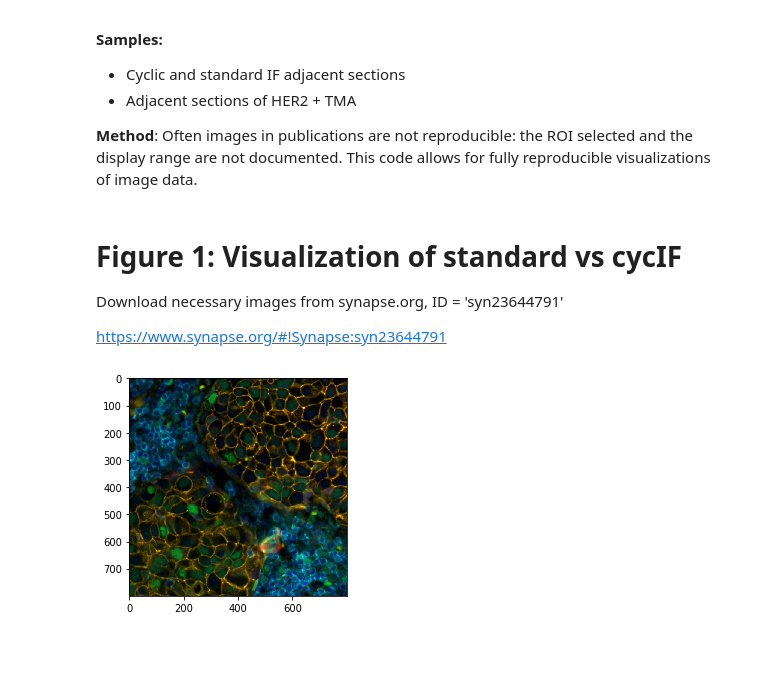
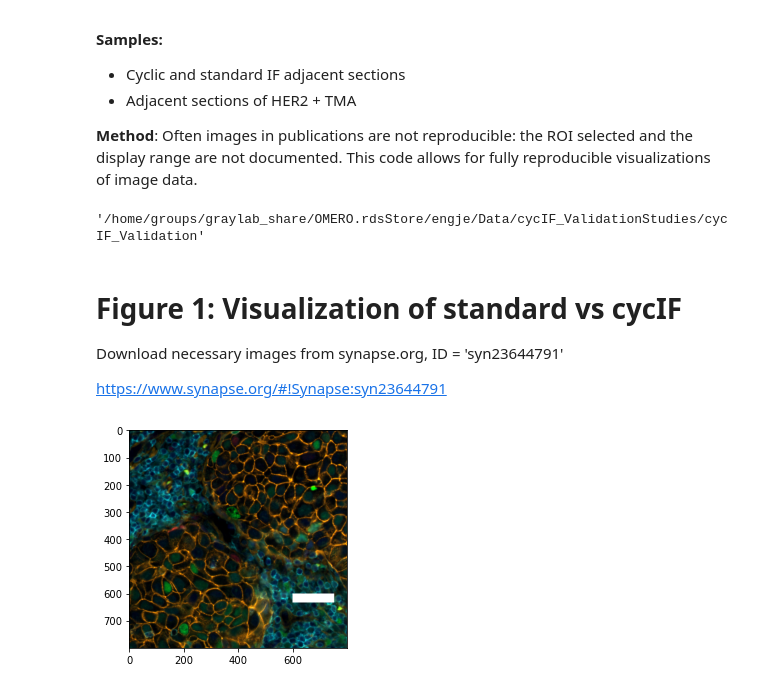
Before and after one commit to engjen/cycIF_Validation, a Jupyter notebook: Figure1-3_Image_Visualization.ipynb, the cells around one changed output. Saved outputs shown, nothing was run; the diff lists cells and outputs as text; code cells hidden in the pictures; blank space fills up the shorter version.

```diff
--- a/Figure1-3_Image_Visualization.ipynb
+++ b/Figure1-3_Image_Visualization.ipynb
@@ -26,3 +24,7 @@ from mplex_image import preprocess, process, analyze, mpimage, cmif
+# %%
+pwd
+# %% [output]
+'/home/groups/graylab_share/OMERO.rdsStore/engje/Data/cycIF_ValidationStudies/cycIF_Validation'
 # %%
 #important paths
 #os.chdir('/home/groups/graylab_share/OMERO.rdsStore/engje/Data/cycIF_ValidationStudies/cycIF_Validation')
@@ -65,7 +72,8 @@ df_img['singlerounds'] = [item.split('_')[1] for item in df_img.condition]
 df_img['scene'] = df_img.slide
 
 for idx,(s_sample, s_path) in enumerate(d_process.items()):
-    preprocess.cmif_mkdir([f'{figdir}/{s_sample}'])
+    if not os.path.exists(f'{figdir}/{s_sample}'):
+        os.mkdir(f'{figdir}/{s_sample}')
     os.chdir(s_path)
     df_dapi = mpimage.parse_org()
     df_dapi = df_dapi[df_dapi.color=='c1']
@@ -82,31 +90,36 @@ for idx,(s_sample, s_path) in enumerate(d_process.items()):
         if s_tissue == 'tumor':
             es_dim = {'nada'}
             es_bright={'pH3','CK14','CK5'}
         else:
             es_dim = {'nada'}
             es_bright={'Ki67','pH3'}
         df_tissue = df_img[(df_img.experimenttype==s_tissue) & (df_img.rounds!='R6')]
         for s_type in ['single','cyclic']:
             df_type = df_tissue[df_tissue.experiment==s_type]
             for s_round in ['R2','R3','R4','R5']:
                 if s_type == 'single':
                     df_round = df_type[df_type.singlerounds==s_round]
                 else:
                     df_round = df_type[df_type.rounds==s_round]
                 s_slide = df_round.slide[0]
                 df_dapi_round = df_dapi[(df_dapi.scene==s_slide) & (df_dapi.rounds=='R5') & (df_dapi.color=='c1')]
                 if df_type.scene[0] == '44294-116':
                         df_dapi_round = df_dapi[(df_dapi.scene==s_slide) & (df_dapi.rounds=='R4') & (df_dapi.color=='c1')]
                 else:
                         df_dapi_round = df_dapi[(df_dapi.scene==s_slide) & (df_dapi.rounds==s_round) & (df_dapi.color=='c1')]
 
                 high_thresh=0.999
                 d_overlay_round = {s_round:d_overlay[s_round]}
                 d_result = mpimage.multicolor_png(df_round,df_dapi,s_scene=df_round.scene[0],d_overlay=d_overlay_round,d_crop=d_crop,es_dim=es_dim,es_bright=es_bright,low_thresh=1000,high_thresh=high_thresh)
                 for key, tu_result in d_result.items():
                     skimage.io.imsave(f'{figdir}/{s_sample}/ColorArray_{df_round.scene[0]}_{key}_{".".join(tu_result[0])}.png',tu_result[1])
+                    tu_result[1][600:633,600:753] = [255,255,255]
+                    im_scale = tu_result[1]
+                    skimage.io.imsave(f'{figdir}/{s_sample}/ColorArray_{df_round.scene[0]}_{key}_{".".join(tu_result[0])}_scalebar.png',im_scale)
                     if key == 'R2':
                         if s_tissue == 'tumor':
                             plt.imshow(tu_result[1])
+                break
+            break
 # %% [output]
-[figure, old version]
+[figure, new version]
```
Also changed, not shown: parts of 10 cells of this notebook, 7 other files.
